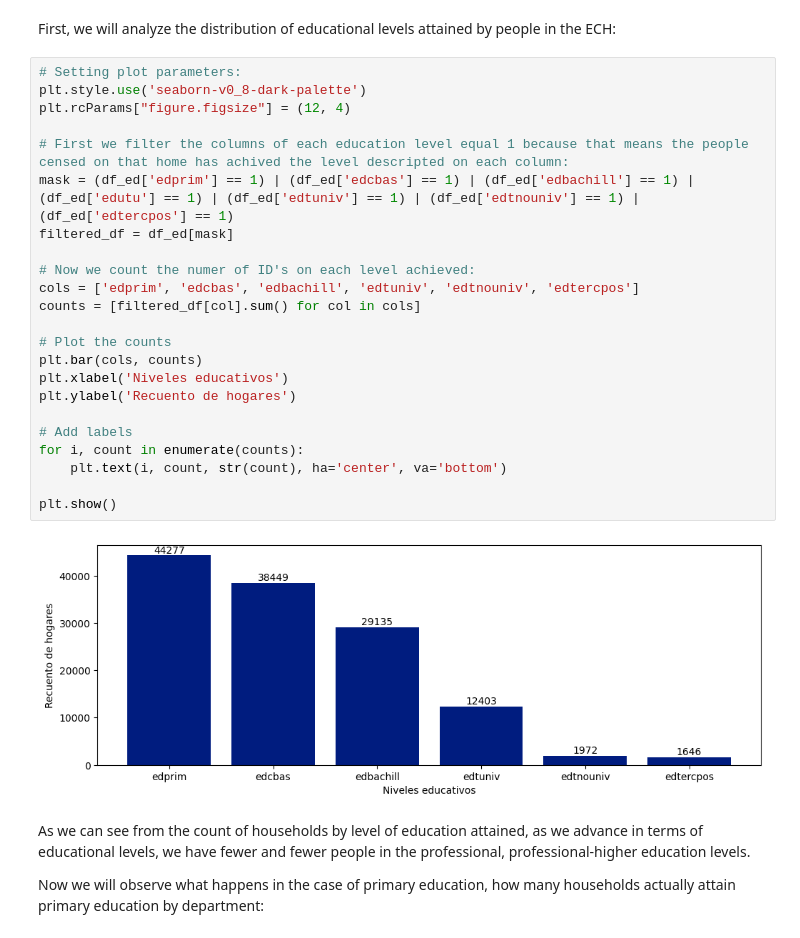
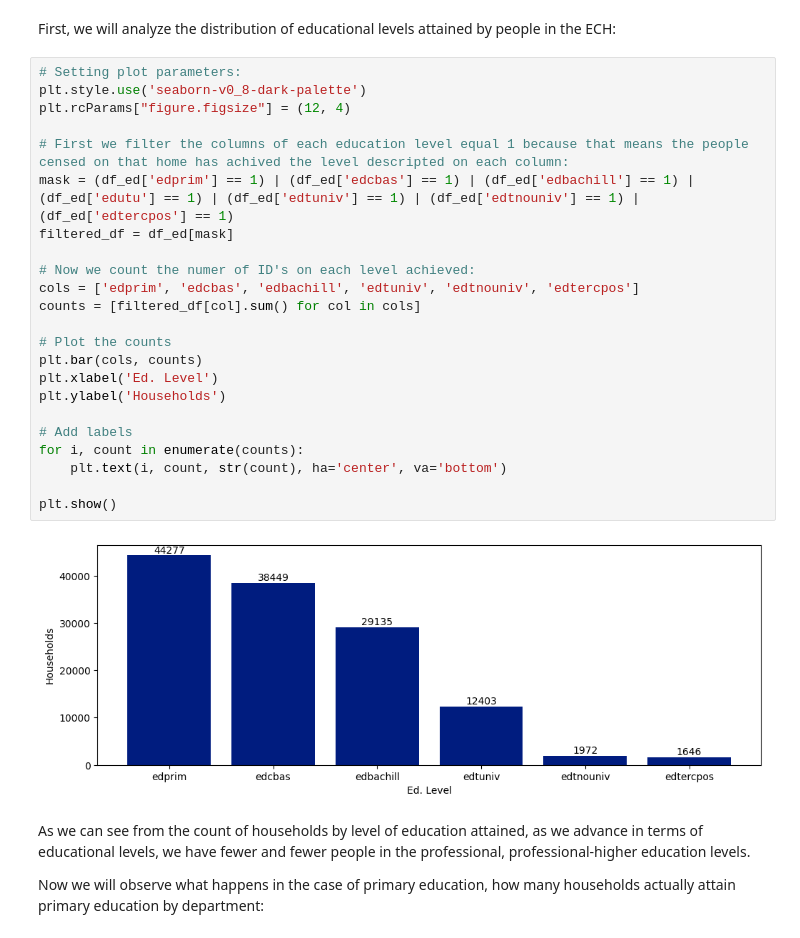
Before and after one commit to andresbarcia/NOTEBOOKS, a Jupyter notebook: ECH_2022/Proyecto/ECH_EDA.ipynb, the cells around one changed output. Saved outputs shown, nothing was run; the diff lists cells and outputs as text.

```diff
--- a/ECH_2022/Proyecto/ECH_EDA.ipynb
+++ b/ECH_2022/Proyecto/ECH_EDA.ipynb
@@ -378,28 +378,28 @@ First, we will analyze the distribution of educational levels attained by people
 # %%
 # Setting plot parameters:
 plt.style.use('seaborn-v0_8-dark-palette')
 plt.rcParams["figure.figsize"] = (12, 4)
 
 # First we filter the columns of each education level equal 1 because that means the people censed on that home has achived the level descripted on each column:
 mask = (df_ed['edprim'] == 1) | (df_ed['edcbas'] == 1) | (df_ed['edbachill'] == 1) | (df_ed['edutu'] == 1) | (df_ed['edtuniv'] == 1) | (df_ed['edtnouniv'] == 1) | (df_ed['edtercpos'] == 1)
 filtered_df = df_ed[mask]
 
 # Now we count the numer of ID's on each level achieved:
 cols = ['edprim', 'edcbas', 'edbachill', 'edtuniv', 'edtnouniv', 'edtercpos']
 counts = [filtered_df[col].sum() for col in cols]
 
 # Plot the counts
 plt.bar(cols, counts)
-plt.xlabel('Niveles educativos')
-plt.ylabel('Recuento de hogares')
+plt.xlabel('Ed. Level')
+plt.ylabel('Households')
 
 # Add labels
 for i, count in enumerate(counts):
     plt.text(i, count, str(count), ha='center', va='bottom')
 
 plt.show()
 # %% [output]
-[figure, old version]
+[figure, new version]
 # %% [markdown]
 As we can see from the count of households by level of education attained, as we advance in terms of educational levels, we have fewer and fewer people in the professional, professional-higher education levels.
 
```
Also changed, not shown: parts of 4 cells of this notebook.
